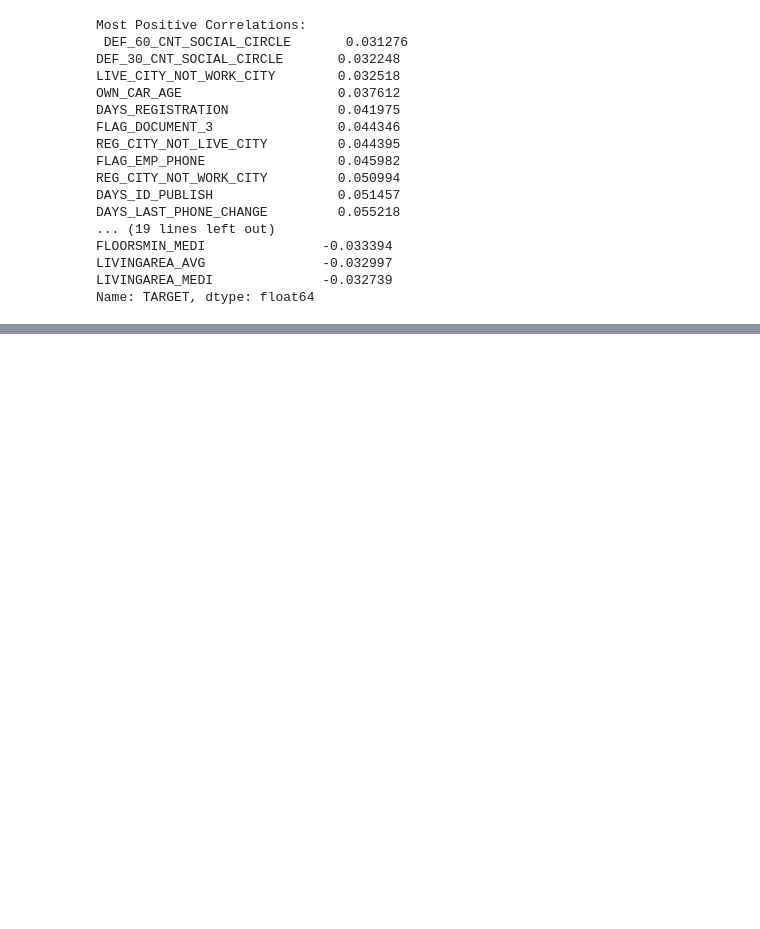
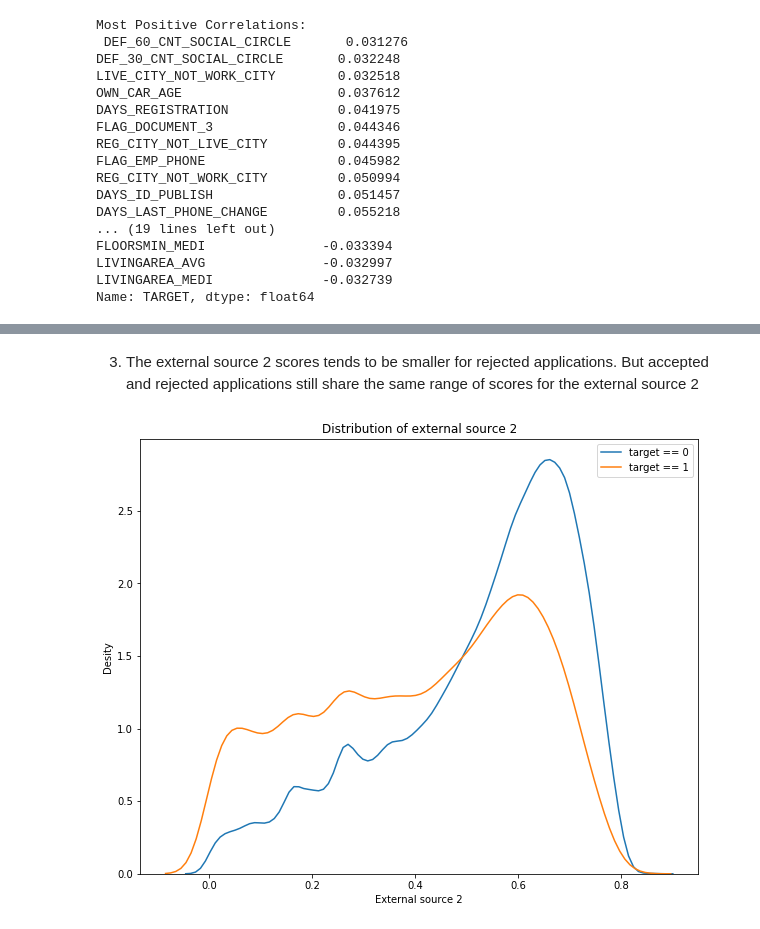
Before and after one commit to takura247/python, a Jupyter notebook: home_credit.ipynb, the cells around one changed output, grey strips where cells are left out. Saved outputs shown, nothing was run; the diff lists cells and outputs as text; code cells hidden in the pictures; blank space fills up the shorter version.

```diff
--- a/home_credit.ipynb
+++ b/home_credit.ipynb
@@ -73,0 +98,10 @@ plt.xlabel('Own car age'); plt.ylabel('Density'); plt.title('Distribution of own
+# %% [markdown]
+3. The external source 2 scores tends to be smaller for rejected applications. But accepted and rejected applications still share the same range of scores for the external source 2
+# %%
+plt.figure(figsize = (10,8))
+tmp = application.dropna(subset=['EXT_SOURCE_2'])
+sns.kdeplot(tmp.loc[tmp['TARGET'] ==0, 'EXT_SOURCE_2'], label = 'target == 0')
+sns.kdeplot(tmp.loc[tmp['TARGET'] == 1, 'EXT_SOURCE_2'], label = 'target == 1')
+plt.xlabel('External source 2'); plt.ylabel('Desity'); plt.title('Distribution of external source 2');
+# %% [output]
+[figure, added]
```
Also changed, not shown: parts of 11 cells of this notebook, 3 other files.
